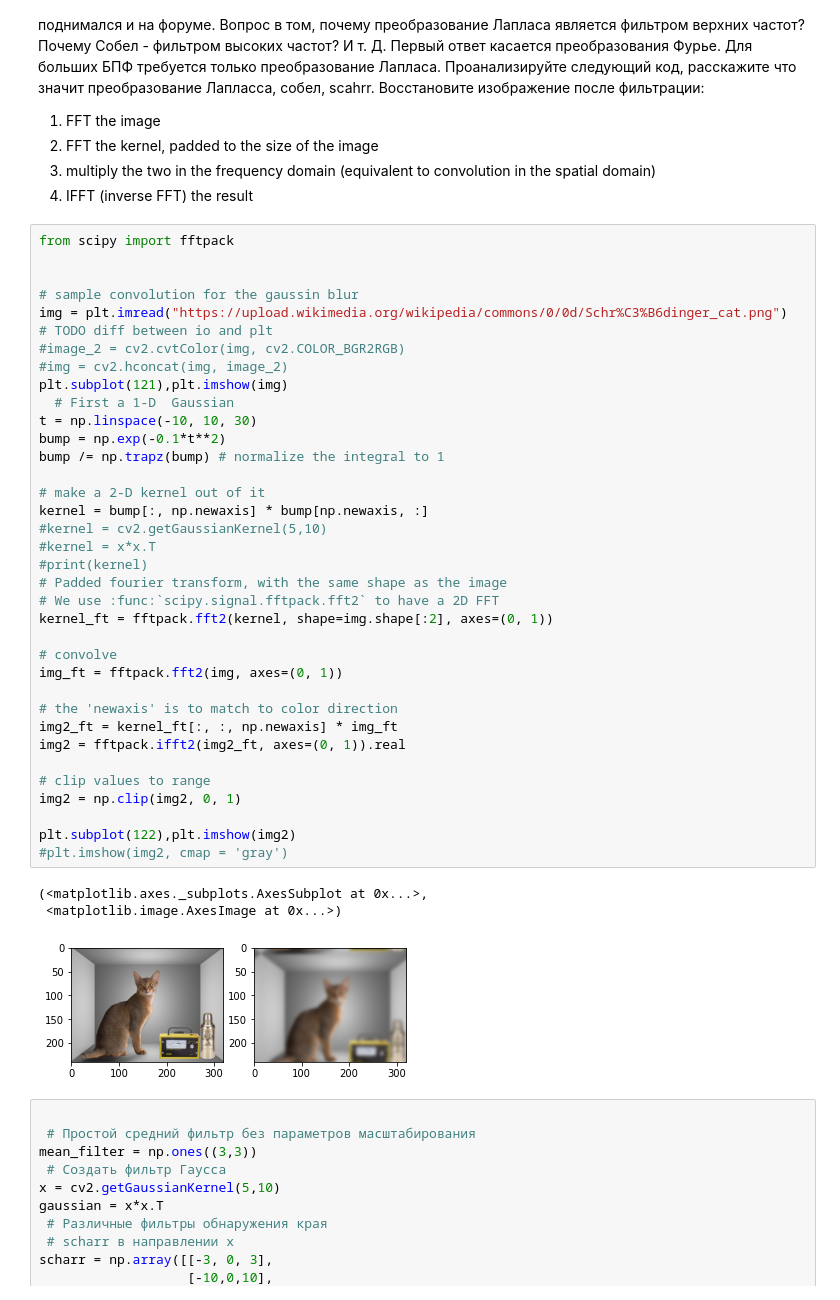
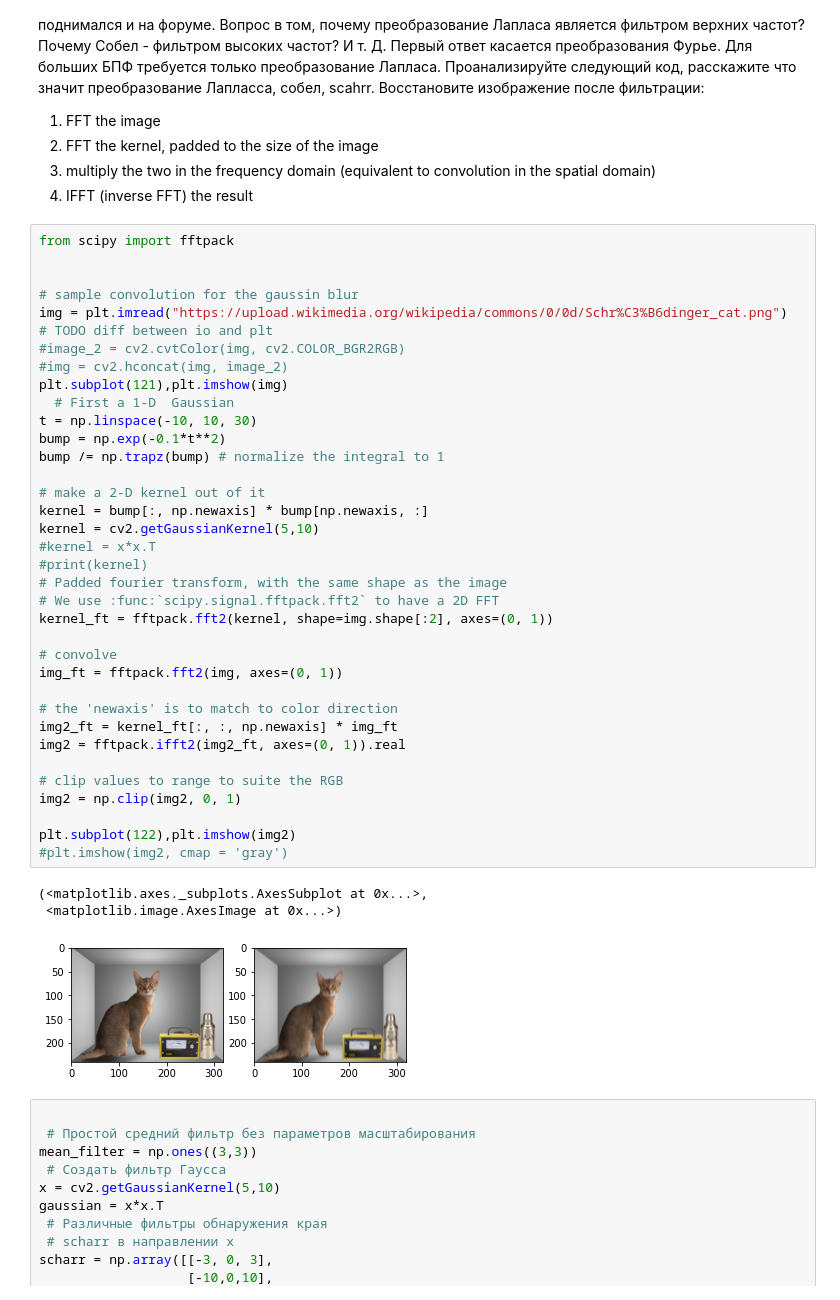
Before and after one commit to alexander-toschev/cv-course, a Jupyter notebook: ImageProcessing.ipynb, the cells around one changed output. Cells and saved outputs as stored; diff of their text form.

```diff
--- a/ImageProcessing.ipynb
+++ b/ImageProcessing.ipynb
@@ -142,36 +142,36 @@ img = plt.imread("https://upload.wikimedia.org/wikipedia/commons/0/0d/Schr%C3%B6
 #image_2 = cv2.cvtColor(img, cv2.COLOR_BGR2RGB)
 #img = cv2.hconcat(img, image_2)
 plt.subplot(121),plt.imshow(img)
   # First a 1-D  Gaussian
 t = np.linspace(-10, 10, 30)
 bump = np.exp(-0.1*t**2)
 bump /= np.trapz(bump) # normalize the integral to 1
 
 # make a 2-D kernel out of it
 kernel = bump[:, np.newaxis] * bump[np.newaxis, :]
-#kernel = cv2.getGaussianKernel(5,10)
+kernel = cv2.getGaussianKernel(5,10)
 #kernel = x*x.T
 #print(kernel)
 # Padded fourier transform, with the same shape as the image
 # We use :func:`scipy.signal.fftpack.fft2` to have a 2D FFT
 kernel_ft = fftpack.fft2(kernel, shape=img.shape[:2], axes=(0, 1))
 
 # convolve
 img_ft = fftpack.fft2(img, axes=(0, 1))
 
 # the 'newaxis' is to match to color direction
 img2_ft = kernel_ft[:, :, np.newaxis] * img_ft
 img2 = fftpack.ifft2(img2_ft, axes=(0, 1)).real
 
-# clip values to range
+# clip values to range to suite the RGB
 img2 = np.clip(img2, 0, 1)
 
 plt.subplot(122),plt.imshow(img2)
 #plt.imshow(img2, cmap = 'gray')
 # %% [output]
 (<matplotlib.axes._subplots.AxesSubplot at 0x...>,
  <matplotlib.image.AxesImage at 0x...>)
-[figure, old version]
+[figure, new version]
 # %%
 
  # Простой средний фильтр без параметров масштабирования
```
